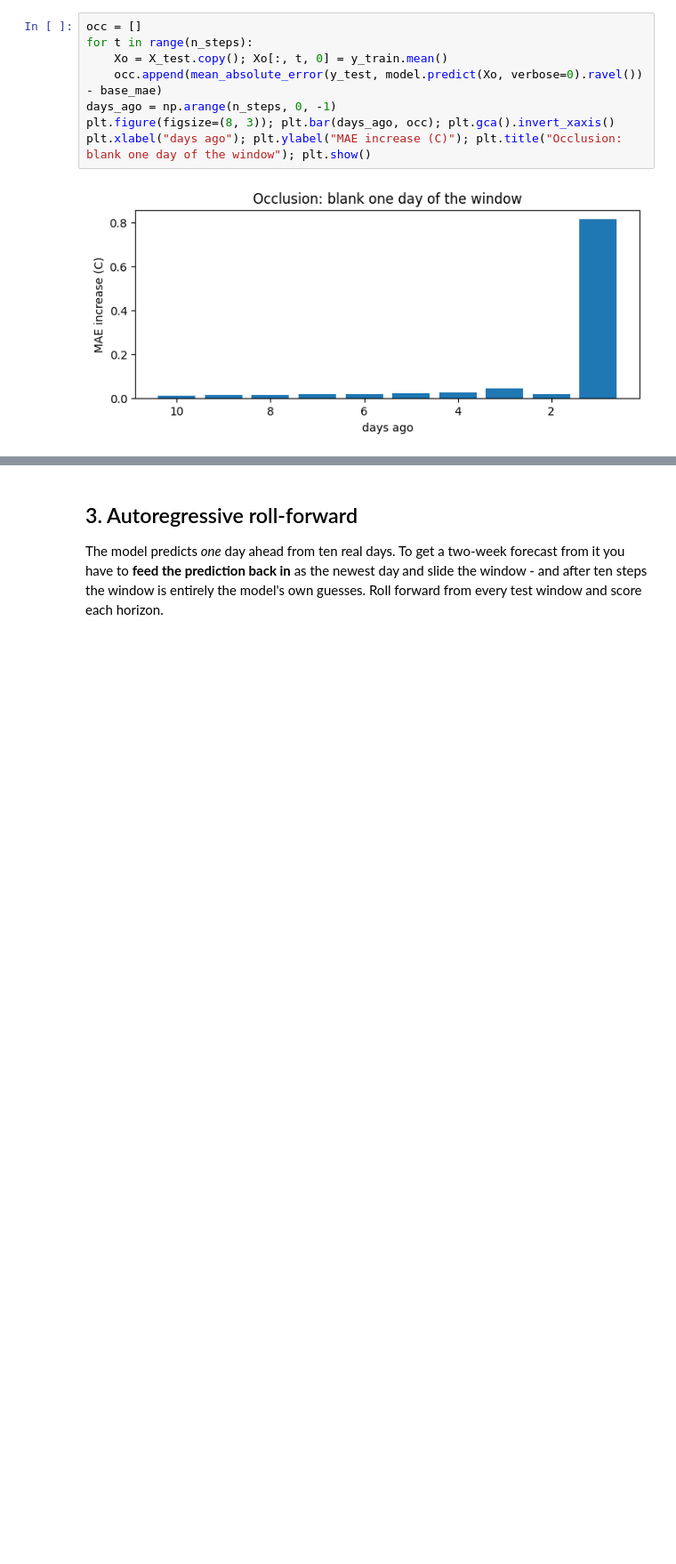
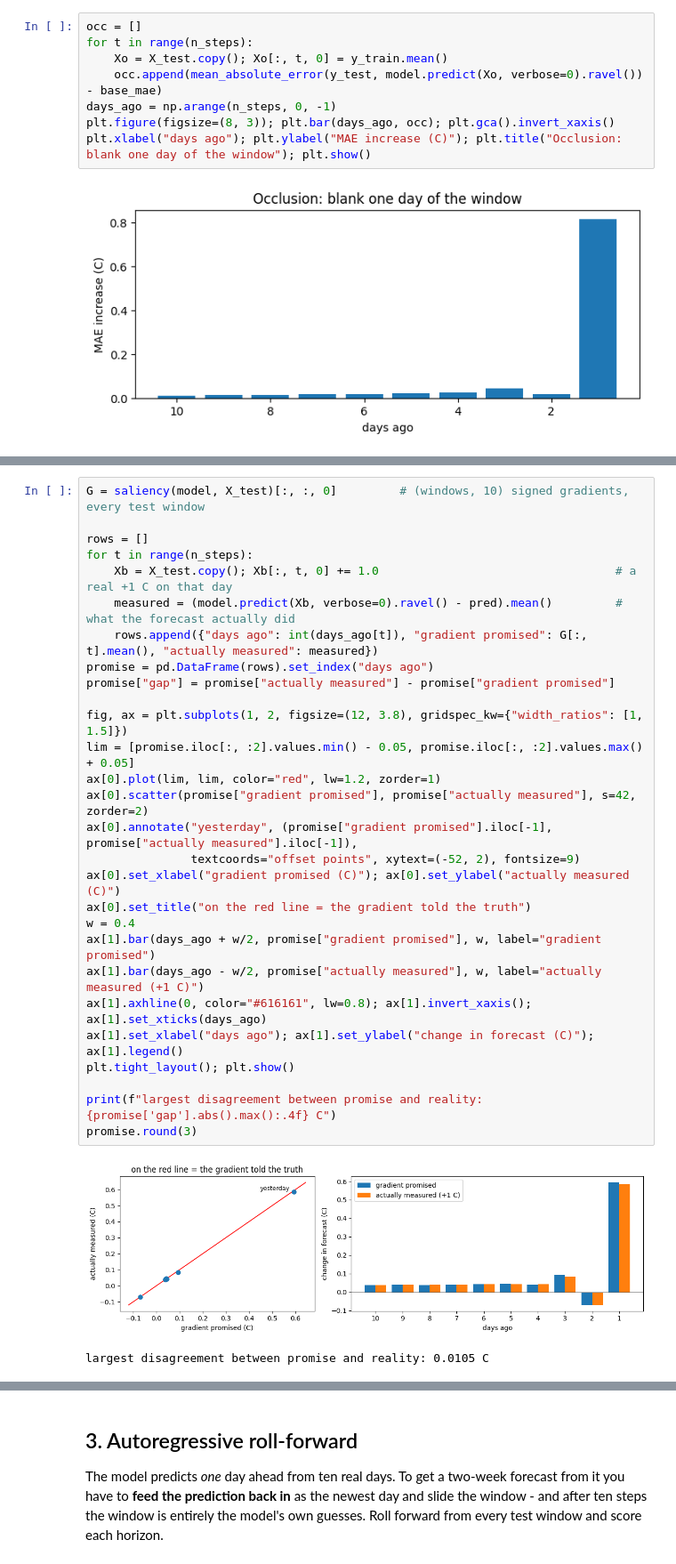
Before and after one commit to drdave-teaching/OPIM5509-notebooks, a Jupyter notebook: Module4/Univariate_Temperature_RNN_pt2.ipynb, the cells around one changed output, grey strips where cells are left out. Shown at 89% size. Saved outputs shown, nothing was run; the diff lists cells and outputs as text; blank space fills up the shorter version.

```diff
--- a/Module4/Univariate_Temperature_RNN_pt2.ipynb
+++ b/Module4/Univariate_Temperature_RNN_pt2.ipynb
@@ -184,0 +242,31 @@ plt.xlabel("days ago"); plt.ylabel("mean |gradient|"); plt.title("Saliency: whic
+# %%
+G = saliency(model, X_test)[:, :, 0]         # (windows, 10) signed gradients, every test window
+
+rows = []
+for t in range(n_steps):
+    Xb = X_test.copy(); Xb[:, t, 0] += 1.0                                  # a real +1 C on that day
+    measured = (model.predict(Xb, verbose=0).ravel() - pred).mean()         # what the forecast actually did
+    rows.append({"days ago": int(days_ago[t]), "gradient promised": G[:, t].mean(), "actually measured": measured})
+promise = pd.DataFrame(rows).set_index("days ago")
+promise["gap"] = promise["actually measured"] - promise["gradient promised"]
+
+fig, ax = plt.subplots(1, 2, figsize=(12, 3.8), gridspec_kw={"width_ratios": [1, 1.5]})
+lim = [promise.iloc[:, :2].values.min() - 0.05, promise.iloc[:, :2].values.max() + 0.05]
+ax[0].plot(lim, lim, color="red", lw=1.2, zorder=1)
+ax[0].scatter(promise["gradient promised"], promise["actually measured"], s=42, zorder=2)
+ax[0].annotate("yesterday", (promise["gradient promised"].iloc[-1], promise["actually measured"].iloc[-1]),
+               textcoords="offset points", xytext=(-52, 2), fontsize=9)
+ax[0].set_xlabel("gradient promised (C)"); ax[0].set_ylabel("actually measured (C)")
+ax[0].set_title("on the red line = the gradient told the truth")
+w = 0.4
+ax[1].bar(days_ago + w/2, promise["gradient promised"], w, label="gradient promised")
+ax[1].bar(days_ago - w/2, promise["actually measured"], w, label="actually measured (+1 C)")
+ax[1].axhline(0, color="#616161", lw=0.8); ax[1].invert_xaxis(); ax[1].set_xticks(days_ago)
+ax[1].set_xlabel("days ago"); ax[1].set_ylabel("change in forecast (C)"); ax[1].legend()
+plt.tight_layout(); plt.show()
+
+print(f"largest disagreement between promise and reality: {promise['gap'].abs().max():.4f} C")
+promise.round(3)
+# %% [output]
+[figure, added]
+largest disagreement between promise and reality: 0.0105 C
```
Also changed, not shown: parts of 12 cells of this notebook.
